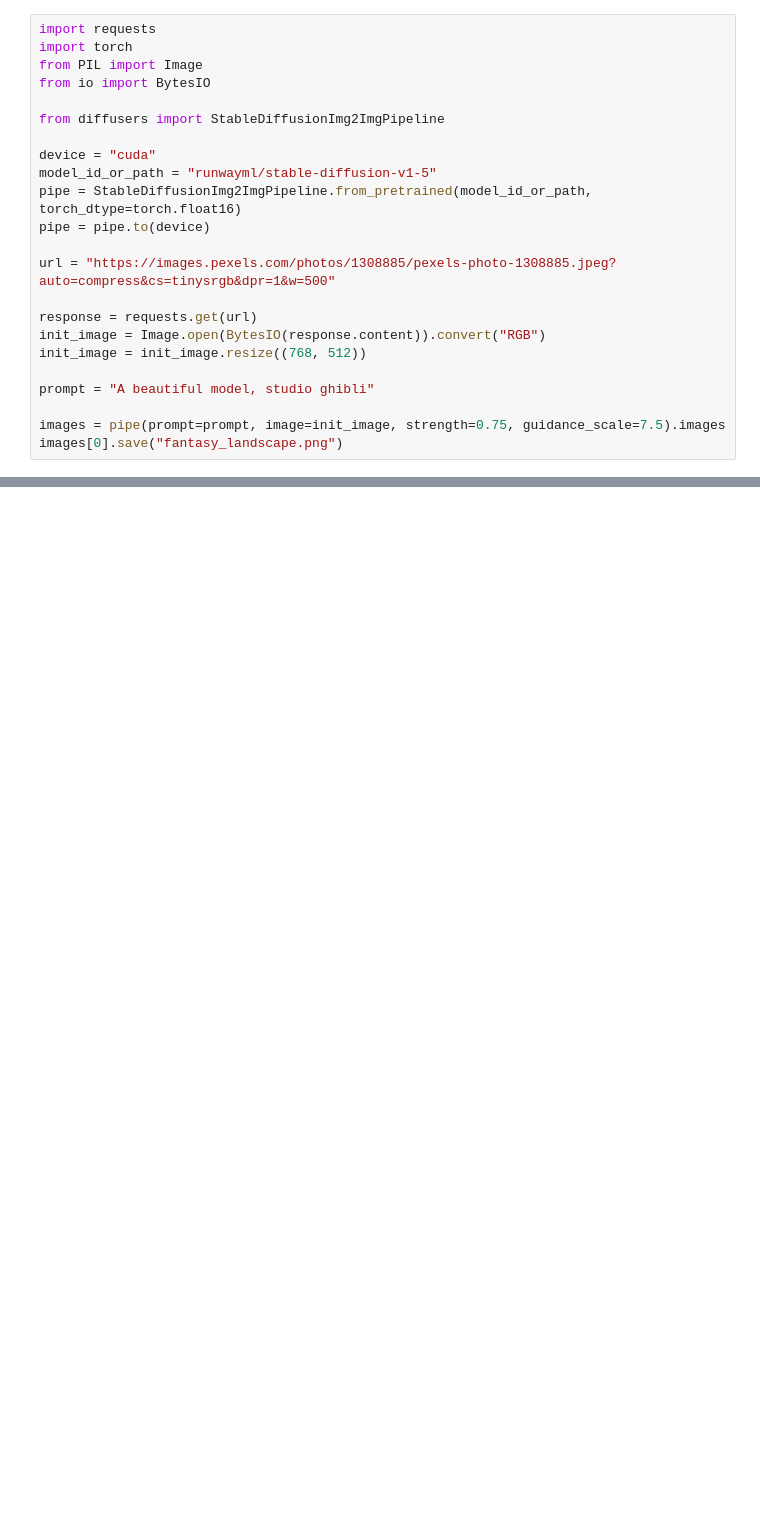
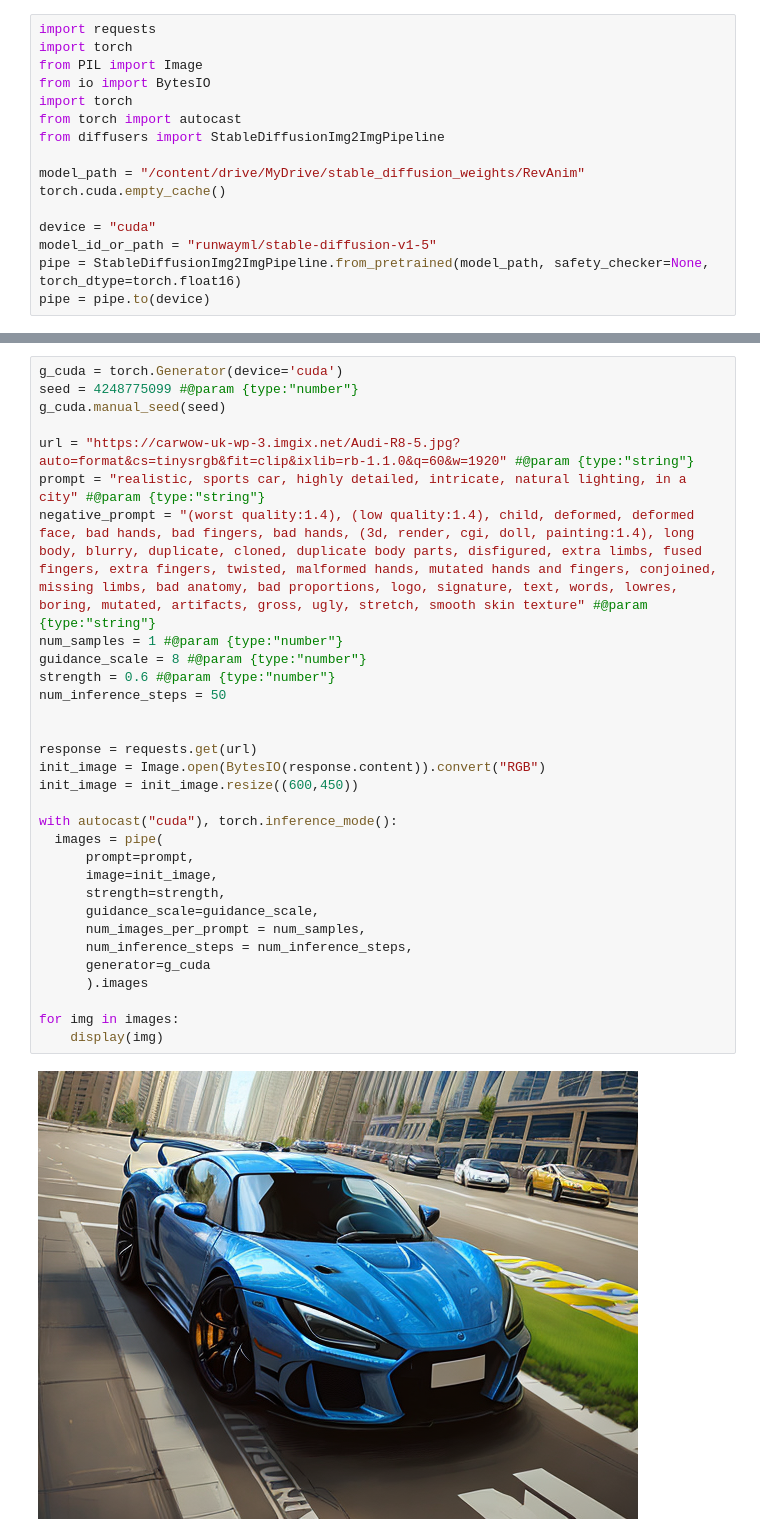
Before and after one commit to VishalPrem1994/AIGenPlayGround, a Jupyter notebook: SD_Img2Img.ipynb, the cells around one changed output, grey strips where cells are left out. Saved outputs shown, nothing was run; the diff lists cells and outputs as text; blank space fills up the shorter version.

```diff
--- a/SD_Img2Img.ipynb
+++ b/SD_Img2Img.ipynb
@@ -5,21 +12,14 @@ import requests
 import torch
 from PIL import Image
 from io import BytesIO
+import torch
+from torch import autocast
+from diffusers import StableDiffusionImg2ImgPipeline
 
-from diffusers import StableDiffusionImg2ImgPipeline
+model_path = "/content/drive/MyDrive/stable_diffusion_weights/RevAnim"
+torch.cuda.empty_cache()
 
 device = "cuda"
 model_id_or_path = "runwayml/stable-diffusion-v1-5"
-pipe = StableDiffusionImg2ImgPipeline.from_pretrained(model_id_or_path, torch_dtype=torch.float16)
+pipe = StableDiffusionImg2ImgPipeline.from_pretrained(model_path, safety_checker=None, torch_dtype=torch.float16)
 pipe = pipe.to(device)
-
-url = "https://images.pexels.com/photos/1308885/pexels-photo-1308885.jpeg?auto=compress&cs=tinysrgb&dpr=1&w=500"
-
-response = requests.get(url)
-init_image = Image.open(BytesIO(response.content)).convert("RGB")
-init_image = init_image.resize((768, 512))
-
-prompt = "A beautiful model, studio ghibli"
-
-images = pipe(prompt=prompt, image=init_image, strength=0.75, guidance_scale=7.5).images
-images[0].save("fantasy_landscape.png")
@@ -27,0 +26,33 @@ ModuleNotFoundError: ignored
+# %%
+g_cuda = torch.Generator(device='cuda')
+seed = 4248775099 #@param {type:"number"}
+g_cuda.manual_seed(seed)
+
+url = "https://carwow-uk-wp-3.imgix.net/Audi-R8-5.jpg?auto=format&cs=tinysrgb&fit=clip&ixlib=rb-1.1.0&q=60&w=1920" #@param {type:"string"}
+prompt = "realistic, sports car, highly detailed, intricate, natural lighting, in a city" #@param {type:"string"}
+negative_prompt = "(worst quality:1.4), (low quality:1.4), child, deformed, deformed face, bad hands, bad fingers, bad hands, (3d, render, cgi, doll, painting:1.4), long body, blurry, duplicate, cloned, duplicate body parts, disfigured, extra limbs, fused fingers, extra fingers, twisted, malformed hands, mutated hands and fingers, conjoined, missing limbs, bad anatomy, bad proportions, logo, signature, text, words, lowres, boring, mutated, artifacts, gross, ugly, stretch, smooth skin texture" #@param {type:"string"}
+num_samples = 1 #@param {type:"number"}
+guidance_scale = 8 #@param {type:"number"}
+strength = 0.6 #@param {type:"number"}
+num_inference_steps = 50
+
+
+response = requests.get(url)
+init_image = Image.open(BytesIO(response.content)).convert("RGB")
+init_image = init_image.resize((600,450))
+
+with autocast("cuda"), torch.inference_mode():
+  images = pipe(
+      prompt=prompt,
+      image=init_image,
+      strength=strength,
+      guidance_scale=guidance_scale,
+      num_images_per_prompt = num_samples,
+      num_inference_steps = num_inference_steps,
+      generator=g_cuda
+      ).images
+
+for img in images:
+    display(img)
+# %% [output]
+[figure, added]
```
Also changed, not shown: parts of 4 cells of this notebook.
